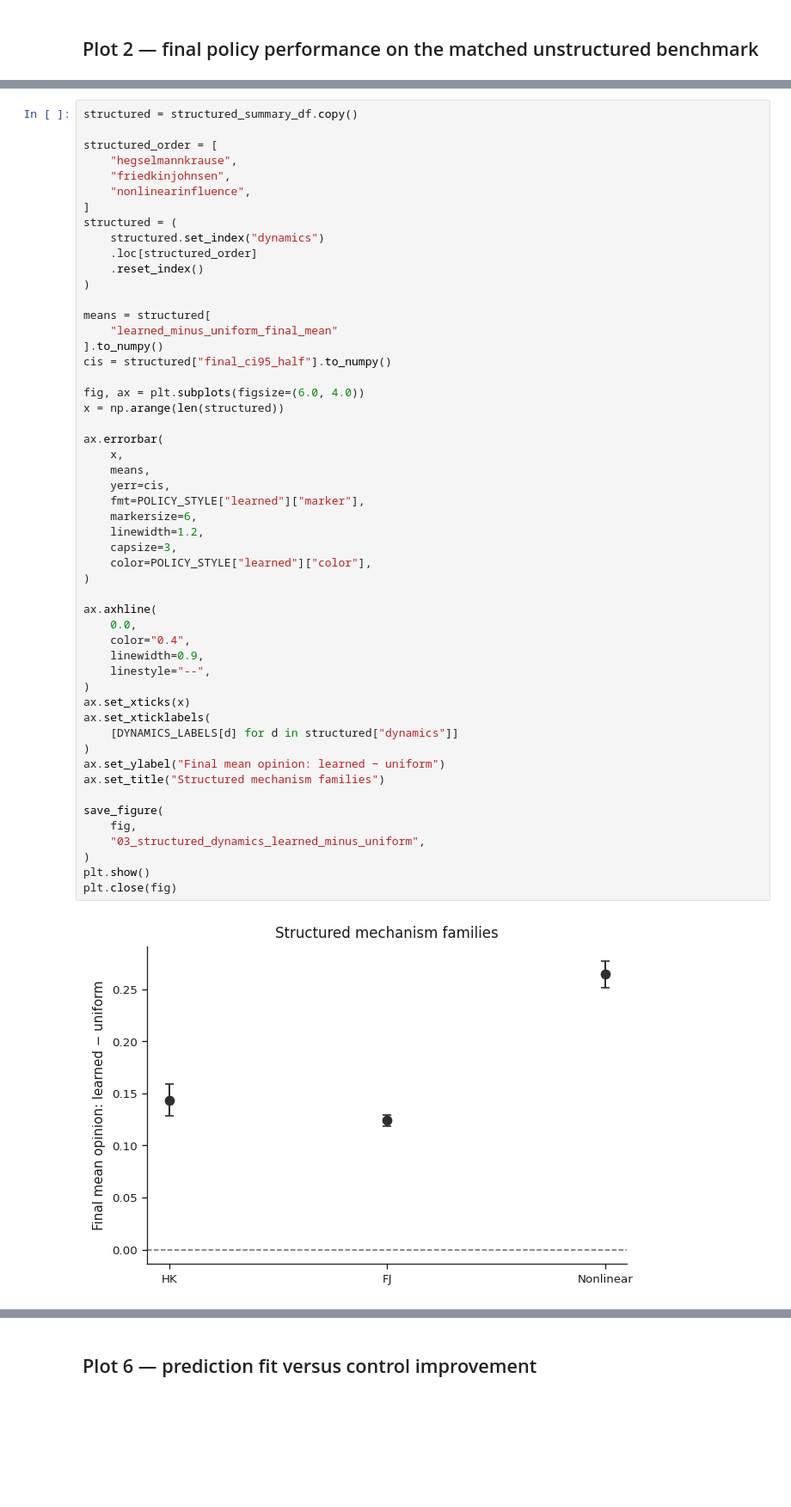
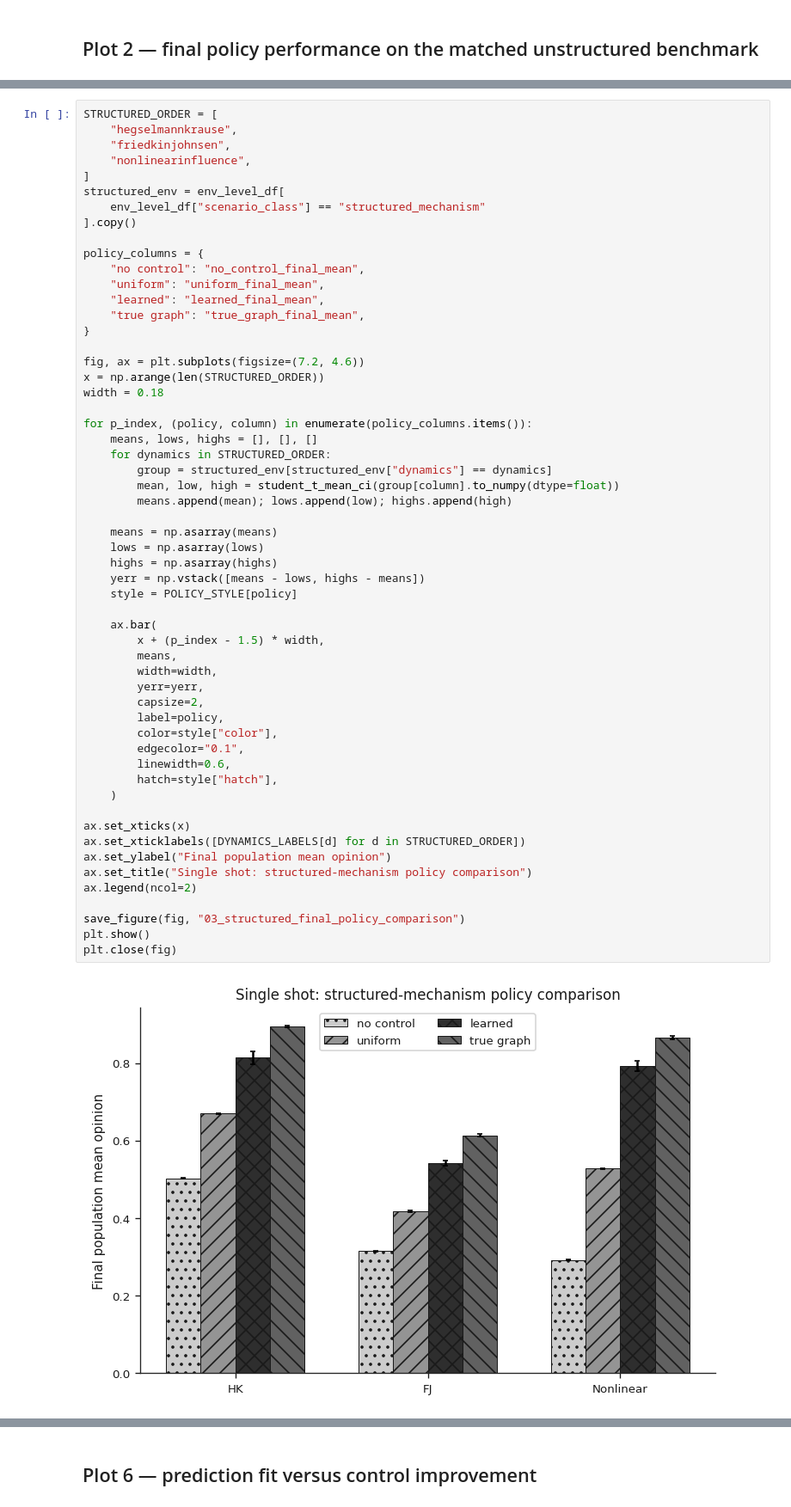
Before and after one commit to mariusdgm/unknown_graph_networks, a Jupyter notebook: opinion_dynamics/experiments/analyze_2026_08_17_broad_all_dynamics_multitopology_final_TABLES.ipynb, the cells around one changed output, grey strips where cells are left out. Shown at 86% size. Cells and saved outputs as stored; diff of their text form; blank space fills up the shorter version.

Commit message:
plots for article

```diff
--- a/opinion_dynamics/experiments/analyze_2026_08_17_broad_all_dynamics_multitopology_final_FIXED.ipynb
+++ b/opinion_dynamics/experiments/analyze_2026_08_17_broad_all_dynamics_multitopology_final_TABLES.ipynb
@@ -848,55 +901,59 @@ plt.close(fig)
 # %%
-structured = structured_summary_df.copy()
-
-structured_order = [
+STRUCTURED_ORDER = [
     "hegselmannkrause",
     "friedkinjohnsen",
     "nonlinearinfluence",
 ]
-structured = (
-    structured.set_index("dynamics")
-    .loc[structured_order]
-    .reset_index()
-)
+structured_env = env_level_df[
+    env_level_df["scenario_class"] == "structured_mechanism"
+].copy()
 
-means = structured[
-    "learned_minus_uniform_final_mean"
-].to_numpy()
-cis = structured["final_ci95_half"].to_numpy()
+policy_columns = {
+    "no control": "no_control_final_mean",
+    "uniform": "uniform_final_mean",
+    "learned": "learned_final_mean",
+    "true graph": "true_graph_final_mean",
+}
 
-fig, ax = plt.subplots(figsize=(6.0, 4.0))
-x = np.arange(len(structured))
+fig, ax = plt.subplots(figsize=(7.2, 4.6))
+x = np.arange(len(STRUCTURED_ORDER))
+width = 0.18
 
-ax.errorbar(
-    x,
-    means,
-    yerr=cis,
-    fmt=POLICY_STYLE["learned"]["marker"],
-    markersize=6,
-    linewidth=1.2,
-    capsize=3,
-    color=POLICY_STYLE["learned"]["color"],
-)
+for p_index, (policy, column) in enumerate(policy_columns.items()):
+    means, lows, highs = [], [], []
+    for dynamics in STRUCTURED_ORDER:
+        group = structured_env[structured_env["dynamics"] == dynamics]
+        mean, low, high = student_t_mean_ci(group[column].to_numpy(dtype=float))
+        means.append(mean); lows.append(low); highs.append(high)
 
-ax.axhline(
-    0.0,
-    color="0.4",
-    linewidth=0.9,
-    linestyle="--",
-)
+    means = np.asarray(means)
+    lows = np.asarray(lows)
+    highs = np.asarray(highs)
+    yerr = np.vstack([means - lows, highs - means])
+    style = POLICY_STYLE[policy]
+
+    ax.bar(
+        x + (p_index - 1.5) * width,
+        means,
+        width=width,
+        yerr=yerr,
+        capsize=2,
+        label=policy,
+        color=style["color"],
+        edgecolor="0.1",
+        linewidth=0.6,
+        hatch=style["hatch"],
+    )
+
 ax.set_xticks(x)
-ax.set_xticklabels(
-    [DYNAMICS_LABELS[d] for d in structured["dynamics"]]
-)
-ax.set_ylabel("Final mean opinion: learned − uniform")
-ax.set_title("Structured mechanism families")
+ax.set_xticklabels([DYNAMICS_LABELS[d] for d in STRUCTURED_ORDER])
+ax.set_ylabel("Final population mean opinion")
+ax.set_title("Single shot: structured-mechanism policy comparison")
+ax.legend(ncol=2)
 
-save_figure(
-    fig,
-    "03_structured_dynamics_learned_minus_uniform",
-)
+save_figure(fig, "03_structured_final_policy_comparison")
 plt.show()
 plt.close(fig)
 # %% [output]
-[figure, old version]
+[figure, new version]
 # %% [markdown]
```
Also changed, not shown: parts of 17 cells of this notebook, 3 other files.
